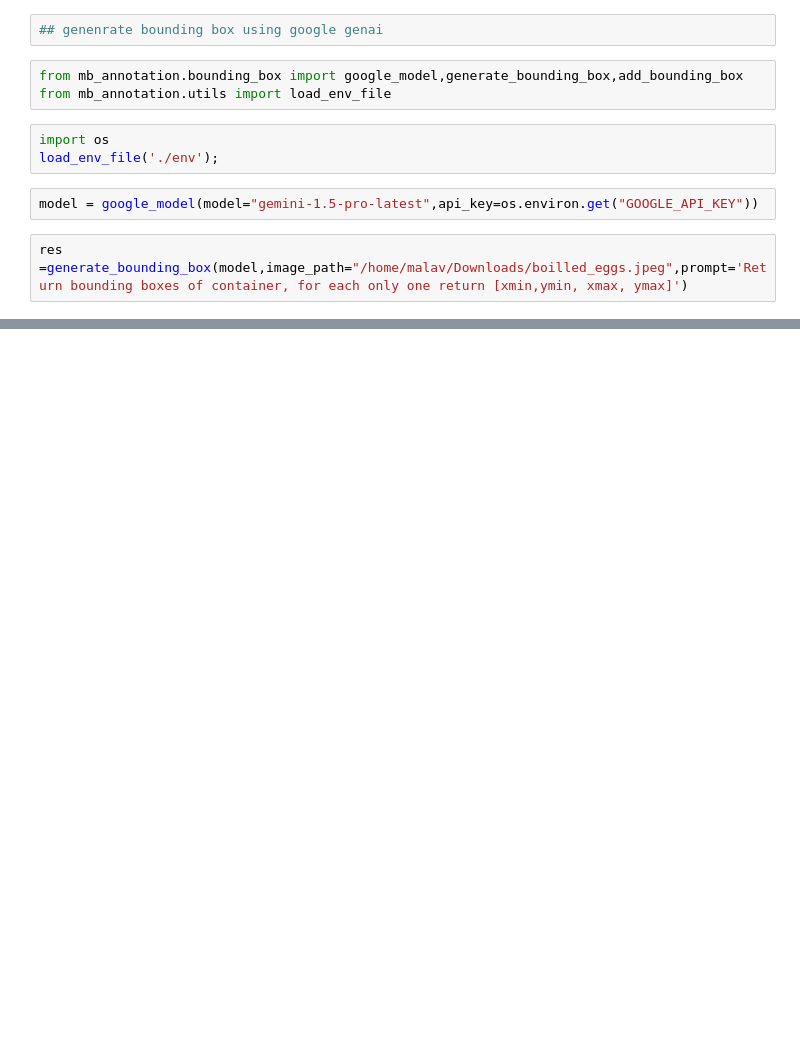
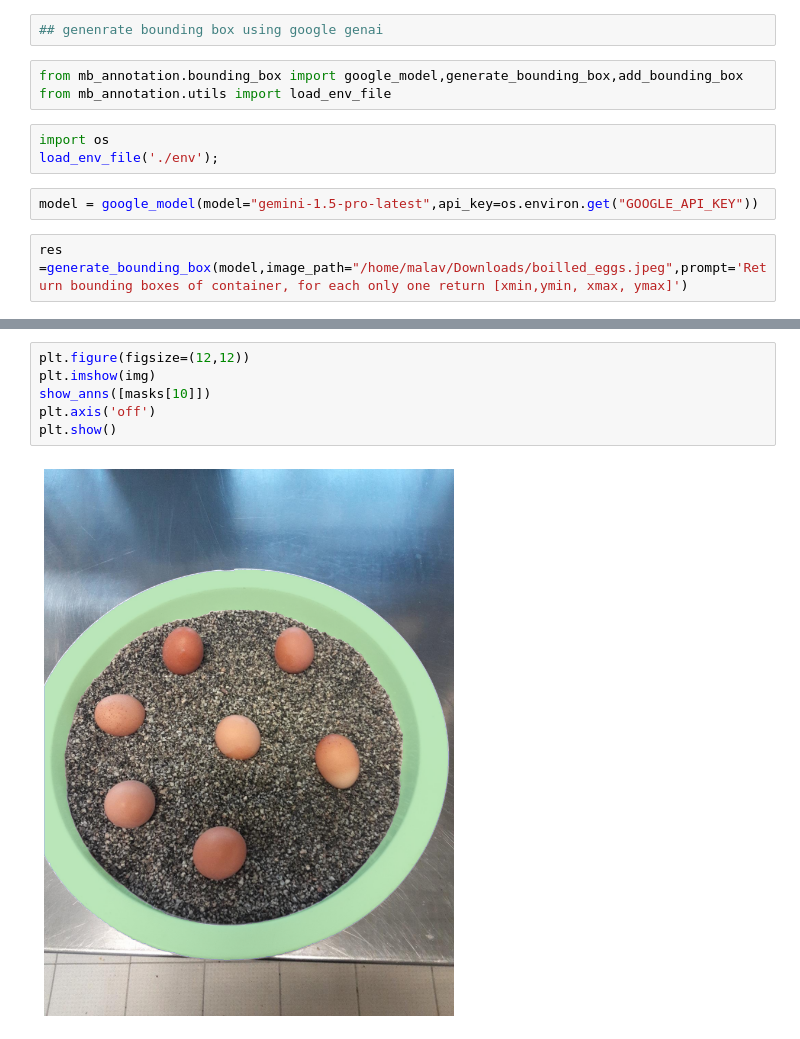
Before and after one commit to bigmb/mb_annotation, a Jupyter notebook: examples_boundingbox.ipynb, the cells around one changed output, grey strips where cells are left out. Drawn from its saved outputs; the diff is of its cells as text; blank space fills up the shorter version.

```diff
--- a/examples_boundingbox.ipynb
+++ b/examples_boundingbox.ipynb
@@ -30,0 +142,8 @@ plt.show()
+# %%
+plt.figure(figsize=(12,12))
+plt.imshow(img)
+show_anns([masks[10]])
+plt.axis('off')
+plt.show()
+# %% [output]
+[figure, added]
```
Also changed, not shown: parts of 14 cells of this notebook, 5 other files.
